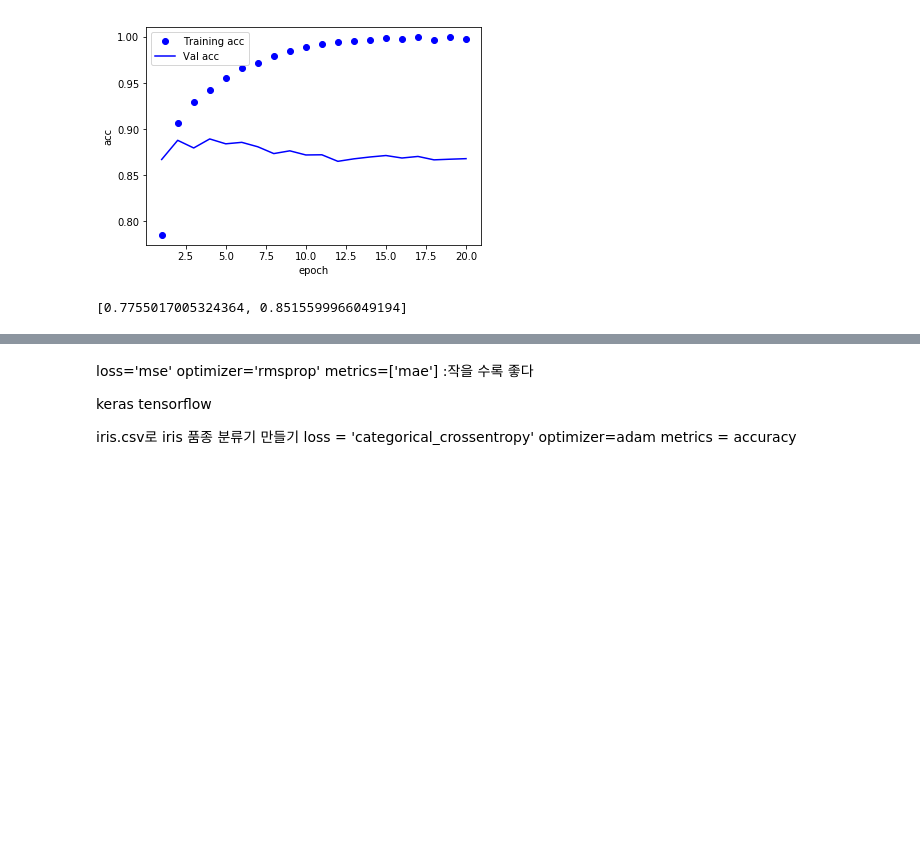
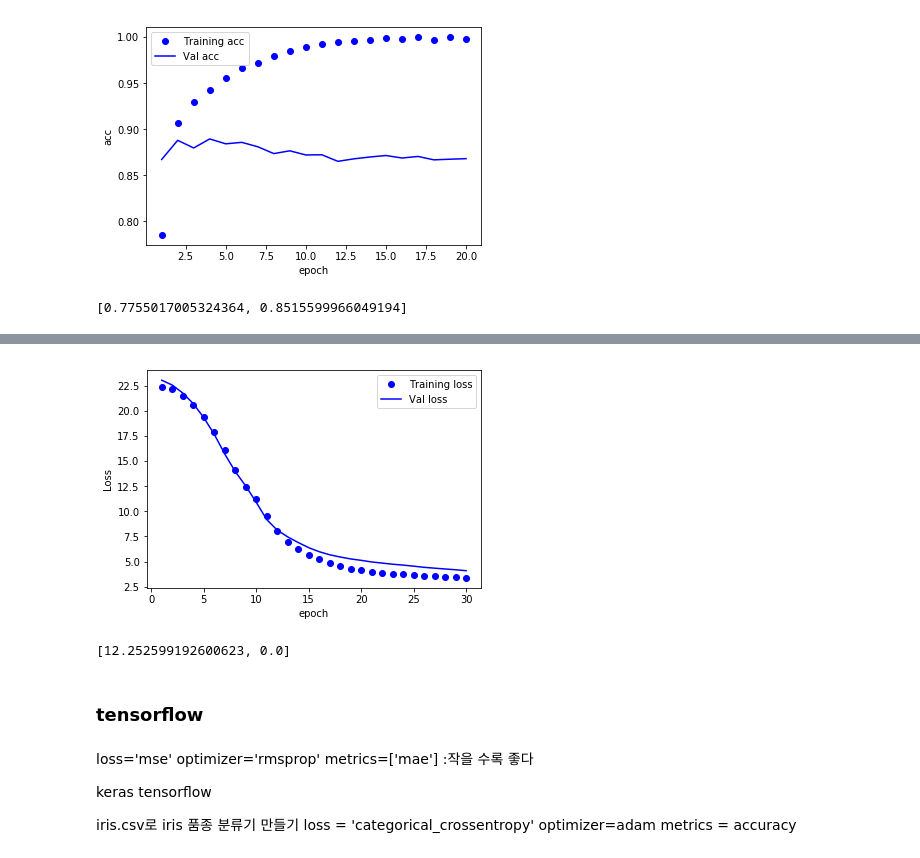
Before and after one commit to yhcha96/Python, a Jupyter notebook: 가중치.ipynb, the cells around one changed output, grey strips where cells are left out. Cells and saved outputs as stored; diff of their text form; code cells hidden in the pictures; blank space fills up the shorter version.

```diff
--- a/가중치.ipynb
+++ b/가중치.ipynb
@@ -482,0 +504,9 @@ Downloading data from https://s3.amazonaws.com/keras-datasets/boston_housing.npz
+# %%
+from sklearn.preprocessing import StandardScaler, MinMaxScaler
+s_scaler = StandardScaler()
+m_scaler = MinMaxScaler()
+# %%
+s_trainData = s_scaler.fit_transform(trainData)
+s_testData = s_scaler.fit_transform(testData)
+m_trainData = m_scaler.fit_transform(trainData)
+m_testData = m_scaler.fit_transform(testData)
@@ -482,0 +515,14 @@ Downloading data from https://s3.amazonaws.com/keras-datasets/boston_housing.npz
+# %%
+model = Sequential()
+model.add(Dense(32, input_dim = 13, activation='relu'))
+# model.add(Dense(64, activation='relu'))
+# model.add(Dense(32, activation='relu'))
+model.add(Dense(1, activation='relu'))
+model.compile(loss='mae',optimizer='adam', metrics = ['accuracy'] )
+# %%
+np.random.seed(42)
+tf.set_random_seed(42)
+
+hist = model.fit(s_trainData, trainTarget,
+                 epochs=30, batch_size=12,
+                 validation_data=(s_testData,testTarget))
@@ -482,0 +547,21 @@ Downloading data from https://s3.amazonaws.com/keras-datasets/boston_housing.npz
+# %%
+acc = hist.history['accuracy']
+val_acc = hist.history['val_accuracy']
+loss = hist.history['loss']
+val_loss = hist.history['val_loss']
+
+epoch = range(1,len(acc)+1)
+plt.plot(epoch, loss,'bo',label="Training loss")
+plt.plot(epoch, val_loss,'b',label="Val loss")
+plt.xlabel("epoch")
+plt.ylabel("Loss")
+plt.legend()
+plt.show()
+# %% [output]
+[figure, added]
+# %%
+model.evaluate(m_testData,testTarget)
+# %% [output]
+[12.252599192600623, 0.0]
+# %% [markdown]
+### tensorflow
```
Also changed, not shown: parts of 8 cells of this notebook, 1 other file.
